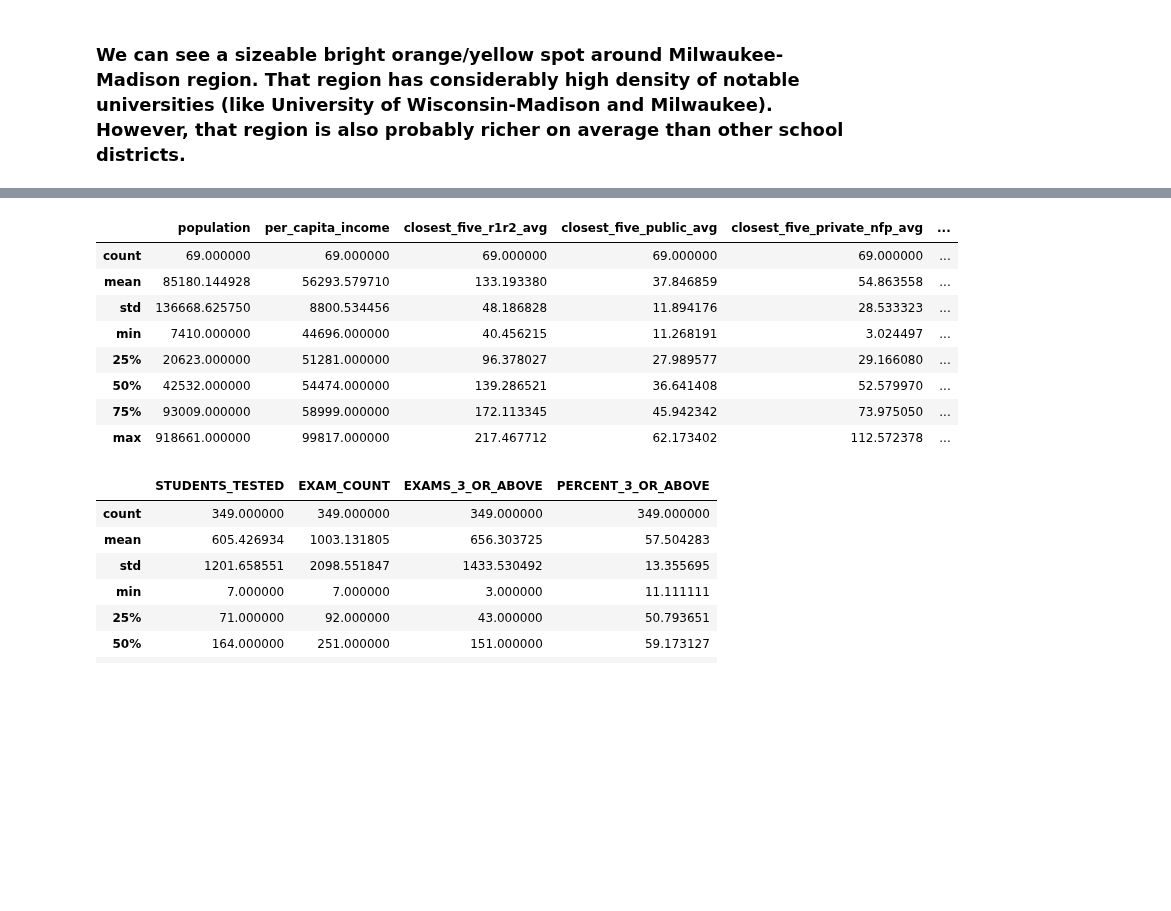
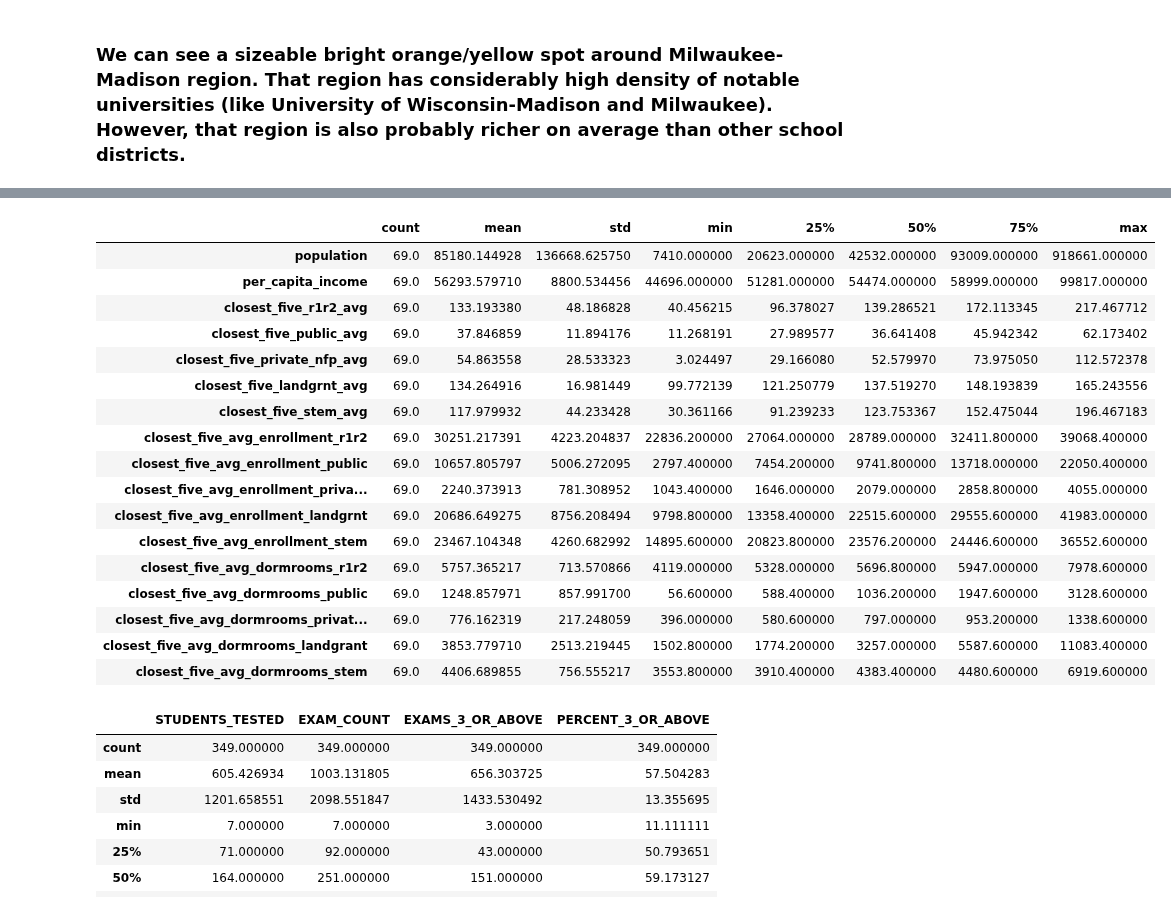
Before and after one commit to mcelhens/AP-Outcomes-to-University-Metrics, a Jupyter notebook: Wisconsin/EDA_and_plots_with_plotly.ipynb, the cells around one changed output, grey strips where cells are left out. Cells and saved outputs as stored; diff of their text form; code cells hidden in the pictures; blank space fills up the shorter version.

```diff
--- a/Wisconsin/EDA_and_plots_with_plotly.ipynb
+++ b/Wisconsin/EDA_and_plots_with_plotly.ipynb
@@ -130,15 +139,24 @@ wisconsin[features].describe()
 # %%
-wisconsin22[features].describe()
+wisconsin22[features].describe().T
 # %% [output]
-|  | population | per_capita_income | closest_five_r1r2_avg | closest_five_public_avg | closest_five_private_nfp_avg | ... |
-| count | 69.000000 | 69.000000 | 69.000000 | 69.000000 | 69.000000 | ... |
-| mean | 85180.144928 | 56293.579710 | 133.193380 | 37.846859 | 54.863558 | ... |
-| std | 136668.625750 | 8800.534456 | 48.186828 | 11.894176 | 28.533323 | ... |
-| min | 7410.000000 | 44696.000000 | 40.456215 | 11.268191 | 3.024497 | ... |
-| 25% | 20623.000000 | 51281.000000 | 96.378027 | 27.989577 | 29.166080 | ... |
-| 50% | 42532.000000 | 54474.000000 | 139.286521 | 36.641408 | 52.579970 | ... |
-| 75% | 93009.000000 | 58999.000000 | 172.113345 | 45.942342 | 73.975050 | ... |
-| max | 918661.000000 | 99817.000000 | 217.467712 | 62.173402 | 112.572378 | ... |
+|  | count | mean | std | min | 25% | 50% | 75% | max |
+| population | 69.0 | 85180.144928 | 136668.625750 | 7410.000000 | 20623.000000 | 42532.000000 | 93009.000000 | 918661.000000 |
+| per_capita_income | 69.0 | 56293.579710 | 8800.534456 | 44696.000000 | 51281.000000 | 54474.000000 | 58999.000000 | 99817.000000 |
+| closest_five_r1r2_avg | 69.0 | 133.193380 | 48.186828 | 40.456215 | 96.378027 | 139.286521 | 172.113345 | 217.467712 |
+| closest_five_public_avg | 69.0 | 37.846859 | 11.894176 | 11.268191 | 27.989577 | 36.641408 | 45.942342 | 62.173402 |
+| closest_five_private_nfp_avg | 69.0 | 54.863558 | 28.533323 | 3.024497 | 29.166080 | 52.579970 | 73.975050 | 112.572378 |
+| closest_five_landgrnt_avg | 69.0 | 134.264916 | 16.981449 | 99.772139 | 121.250779 | 137.519270 | 148.193839 | 165.243556 |
+| closest_five_stem_avg | 69.0 | 117.979932 | 44.233428 | 30.361166 | 91.239233 | 123.753367 | 152.475044 | 196.467183 |
+| closest_five_avg_enrollment_r1r2 | 69.0 | 30251.217391 | 4223.204837 | 22836.200000 | 27064.000000 | 28789.000000 | 32411.800000 | 39068.400000 |
+| closest_five_avg_enrollment_public | 69.0 | 10657.805797 | 5006.272095 | 2797.400000 | 7454.200000 | 9741.800000 | 13718.000000 | 22050.400000 |
+| closest_five_avg_enrollment_priva... | 69.0 | 2240.373913 | 781.308952 | 1043.400000 | 1646.000000 | 2079.000000 | 2858.800000 | 4055.000000 |
+| closest_five_avg_enrollment_landgrnt | 69.0 | 20686.649275 | 8756.208494 | 9798.800000 | 13358.400000 | 22515.600000 | 29555.600000 | 41983.000000 |
+| closest_five_avg_enrollment_stem | 69.0 | 23467.104348 | 4260.682992 | 14895.600000 | 20823.800000 | 23576.200000 | 24446.600000 | 36552.600000 |
+| closest_five_avg_dormrooms_r1r2 | 69.0 | 5757.365217 | 713.570866 | 4119.000000 | 5328.000000 | 5696.800000 | 5947.000000 | 7978.600000 |
+| closest_five_avg_dormrooms_public | 69.0 | 1248.857971 | 857.991700 | 56.600000 | 588.400000 | 1036.200000 | 1947.600000 | 3128.600000 |
+| closest_five_avg_dormrooms_privat... | 69.0 | 776.162319 | 217.248059 | 396.000000 | 580.600000 | 797.000000 | 953.200000 | 1338.600000 |
+| closest_five_avg_dormrooms_landgrant | 69.0 | 3853.779710 | 2513.219445 | 1502.800000 | 1774.200000 | 3257.000000 | 5587.600000 | 11083.400000 |
+| closest_five_avg_dormrooms_stem | 69.0 | 4406.689855 | 756.555217 | 3553.800000 | 3910.400000 | 4383.400000 | 4480.600000 | 6919.600000 |
 # %%
 # AP-related columns:
 wisconsin[ap_columns].describe()
```
Also changed, not shown: parts of 1 cell of this notebook, 2 other files.
